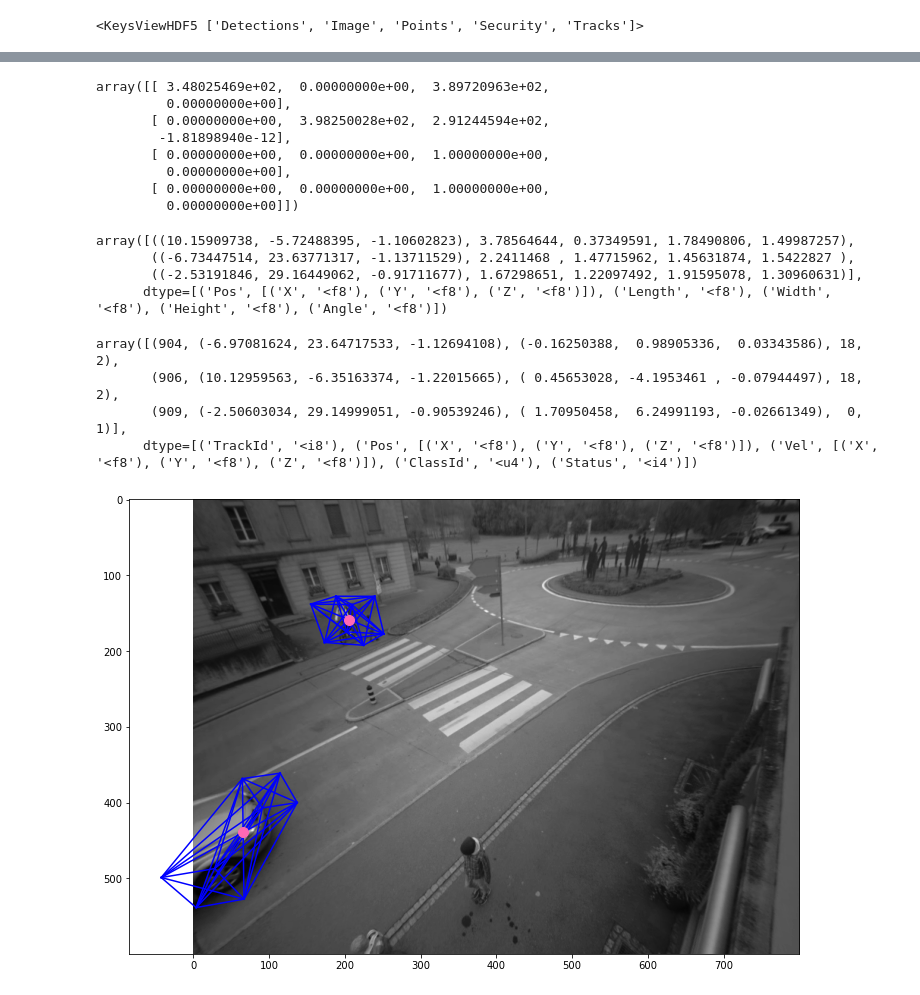
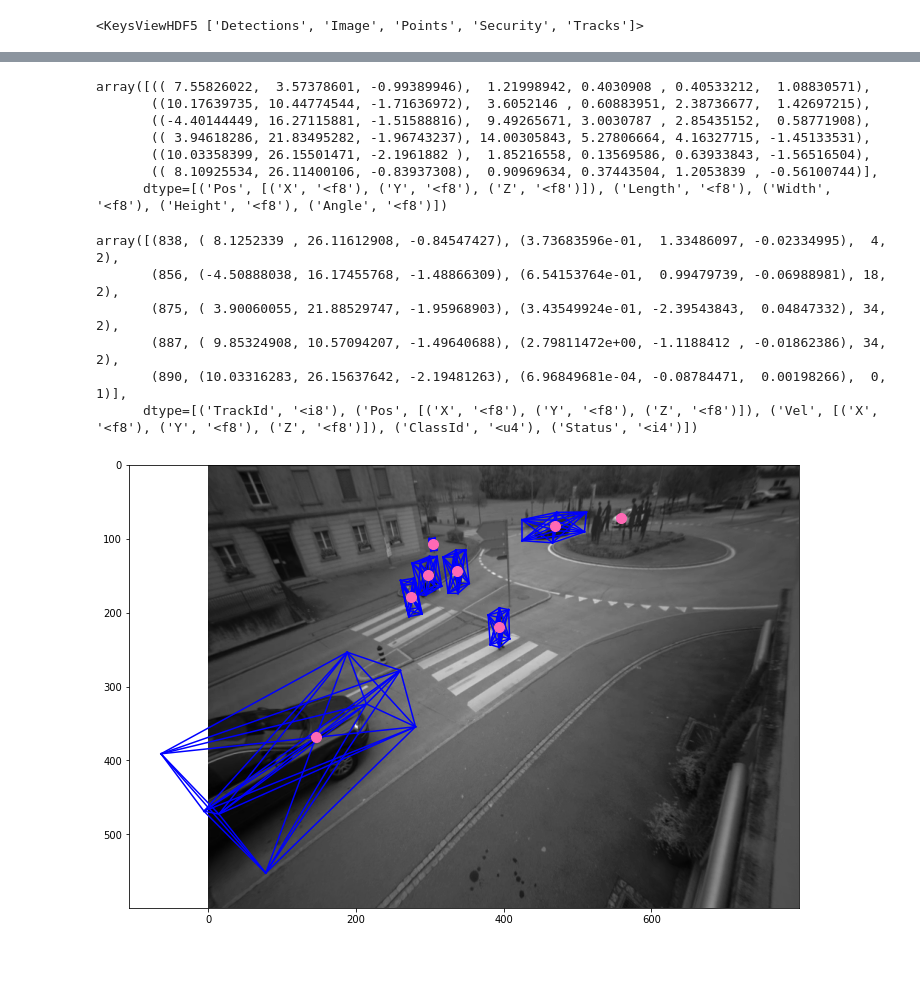
Before and after one commit to davidecarrara98/Multi-Object-Tracking-in-Complex-Urban-Scenarios, a Jupyter notebook: Under Development/Davide/Some Visualization.ipynb, the cells around one changed output, grey strips where cells are left out. Cells and saved outputs as stored; diff of their text form; code cells hidden in the pictures; blank space fills up the shorter version.

```diff
--- a/Under Development/Davide/Some Visualization.ipynb
+++ b/Under Development/Davide/Some Visualization.ipynb
@@ -7,7 +7,7 @@ import itertools
 import h5py
 import os
 # %%
-f = h5py.File('..\..\Data\data_109.h5', 'r')
+f = h5py.File('../../Data/data_109.h5', 'r')
 f.keys()
 #f['Sequence'].keys()
 f['Sequence']['0'].keys()
@@ -20,14 +18,5 @@ world2cam_matrix = np.asarray(f['TMatrixWorldToCam'])
 # %%
 proj_matrix = np.asarray(f['ProjectionMatrix'])
-# %% [output]
-array([[ 3.48025469e+02,  0.00000000e+00,  3.89720963e+02,
-         0.00000000e+00],
-       [ 0.00000000e+00,  3.98250028e+02,  2.91244594e+02,
-        -1.81898940e-12],
-       [ 0.00000000e+00,  0.00000000e+00,  1.00000000e+00,
-         0.00000000e+00],
-       [ 0.00000000e+00,  0.00000000e+00,  1.00000000e+00,
-         0.00000000e+00]])
 # %%
 #Choose an instant
 frame = f['Sequence']['550']
@@ -35,17 +24,22 @@ frame = f['Sequence']['550']
 # Detections
 np.asarray(frame['Detections'])
 # %% [output]
-array([((10.15909738, -5.72488395, -1.10602823), 3.78564644, 0.37349591, 1.78490806, 1.49987257),
-       ((-6.73447514, 23.63771317, -1.13711529), 2.2411468 , 1.47715962, 1.45631874, 1.5422827 ),
-       ((-2.53191846, 29.16449062, -0.91711677), 1.67298651, 1.22097492, 1.91595078, 1.30960631)],
+array([(( 7.55826022,  3.57378601, -0.99389946),  1.21998942, 0.4030908 , 0.40533212,  1.08830571),
+       ((10.17639735, 10.44774544, -1.71636972),  3.6052146 , 0.60883951, 2.38736677,  1.42697215),
+       ((-4.40144449, 16.27115881, -1.51588816),  9.49265671, 3.0030787 , 2.85435152,  0.58771908),
+       (( 3.94618286, 21.83495282, -1.96743237), 14.00305843, 5.27806664, 4.16327715, -1.45133531),
+       ((10.03358399, 26.15501471, -2.1961882 ),  1.85216558, 0.13569586, 0.63933843, -1.56516504),
+       (( 8.10925534, 26.11400106, -0.83937308),  0.90969634, 0.37443504, 1.2053839 , -0.56100744)],
       dtype=[('Pos', [('X', '<f8'), ('Y', '<f8'), ('Z', '<f8')]), ('Length', '<f8'), ('Width', '<f8'), ('Height', '<f8'), ('Angle', '<f8')])
 # %%
 # Tracks
 np.asarray(frame['Tracks'])
 # %% [output]
-array([(904, (-6.97081624, 23.64717533, -1.12694108), (-0.16250388,  0.98905336,  0.03343586), 18, 2),
-       (906, (10.12959563, -6.35163374, -1.22015665), ( 0.45653028, -4.1953461 , -0.07944497), 18, 2),
-       (909, (-2.50603034, 29.14999051, -0.90539246), ( 1.70950458,  6.24991193, -0.02661349),  0, 1)],
+array([(838, ( 8.1252339 , 26.11612908, -0.84547427), (3.73683596e-01,  1.33486097, -0.02334995),  4, 2),
+       (856, (-4.50888038, 16.17455768, -1.48866309), (6.54153764e-01,  0.99479739, -0.06988981), 18, 2),
+       (875, ( 3.90060055, 21.88529747, -1.95968903), (3.43549924e-01, -2.39543843,  0.04847332), 34, 2),
+       (887, ( 9.85324908, 10.57094207, -1.49640688), (2.79811472e+00, -1.1188412 , -0.01862386), 34, 2),
+       (890, (10.03316283, 26.15637642, -2.19481263), (6.96849681e-04, -0.08784471,  0.00198266),  0, 1)],
       dtype=[('TrackId', '<i8'), ('Pos', [('X', '<f8'), ('Y', '<f8'), ('Z', '<f8')]), ('Vel', [('X', '<f8'), ('Y', '<f8'), ('Z', '<f8')]), ('ClassId', '<u4'), ('Status', '<i4')])
 # %%
 ### Visualize Frame
@@ -138,6 +131,6 @@ def visualize_frame_boxes ( camera, frame_idx, figsize = None):
 
     return
 # %%
-visualize_frame_boxes(f, 150, figsize = (12,12))
+visualize_frame_boxes(f, 260, figsize = (12,12))
 # %% [output]
-[figure, old version]
+[figure, new version]
```
Also changed, not shown: parts of 3 cells of this notebook, 3 other files.
